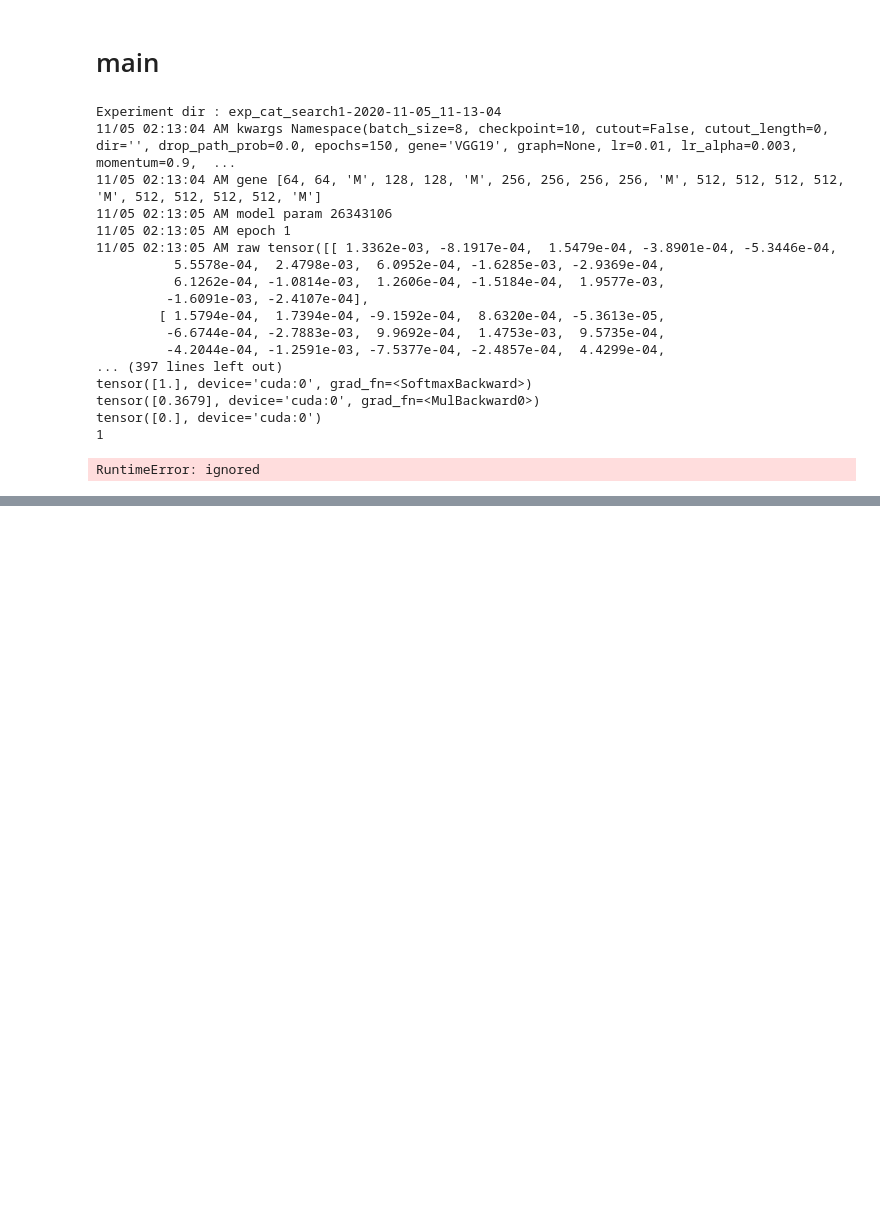
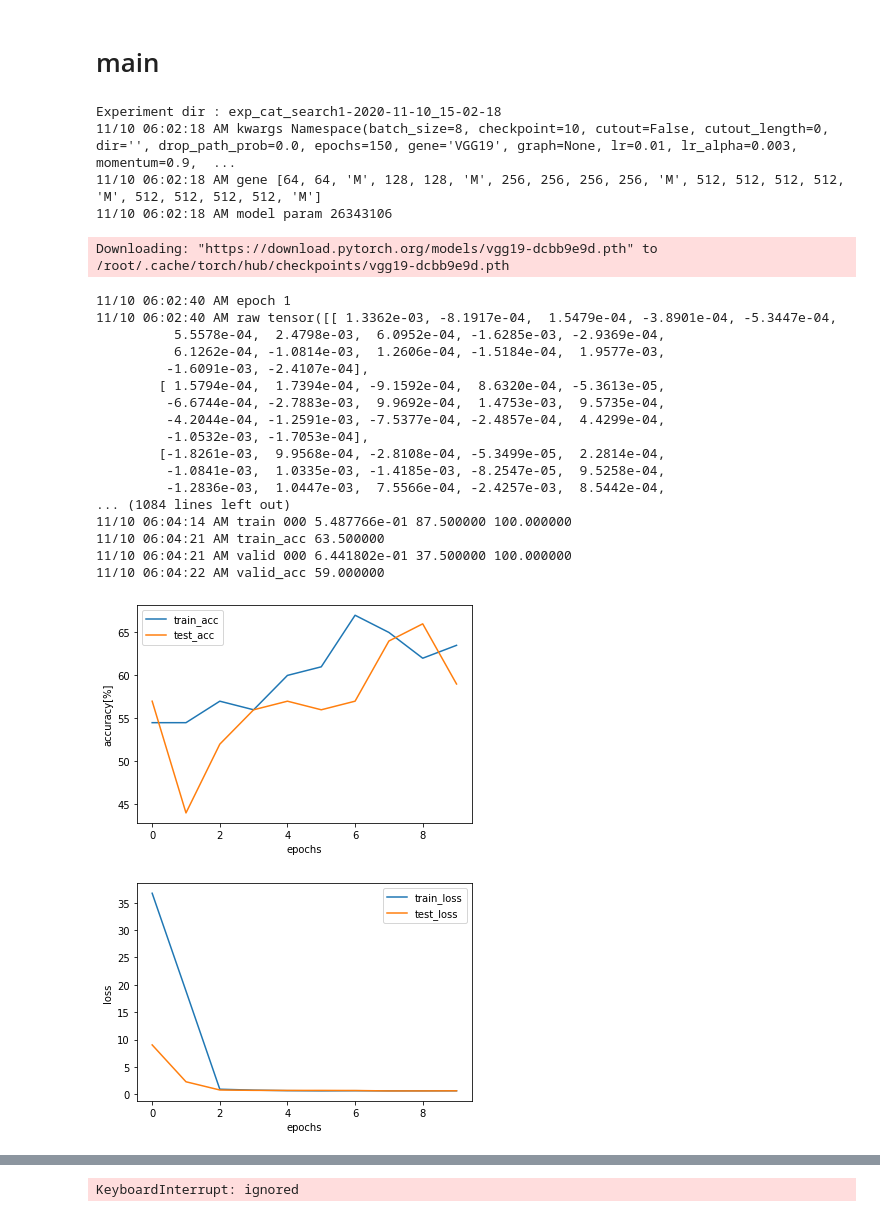
Before and after one commit to tatsuya-sugiyama/notebook, a Jupyter notebook: vgg darts more 224.ipynb, the cells around one changed output, grey strips where cells are left out. Drawn from its saved outputs; the diff is of its cells as text; code cells hidden in the pictures; blank space fills up the shorter version.

```diff
--- a/vgg darts more 224.ipynb
+++ b/vgg darts more 224.ipynb
@@ -781,17 +811,14 @@ class Network(nn.Module):
       for i, j in self.graph.edges():
         alpha[j, i] = 1.0
     else:
+      i = 0
+      for raw, mask, b in zip(self.alphas[0], self.mask_s, self.normalized_beta()):
+        buf = torch.zeros_like(alpha[i])
+        buf[mask] = b * F.softmax(raw[mask], dim=0)
+        alpha[i] = buf
+        i += 1
+
       alpha[self.mask_f] = 1.0
-      for a, raw, mask, b in zip(alpha, self.alphas[0], self.mask_s, self.normalized_beta()):
-        print(a, raw, mask, b)
-        print(raw[mask])
-        print( F.softmax(raw[mask], dim=0))
-        print(b * F.softmax(raw[mask], dim=0))
-        print(a[mask])
-        print(len(raw[mask]))
-        if len(raw[mask]) == 0: continue
-        a[mask] = b.clone() * F.softmax(raw.clone()[mask.clone()], dim=0)
-        # a[mask] = b * F.softmax(raw[mask], dim=0)
     return alpha
 
   def normalized_beta(self):
@@ -1213,25 +1238,31 @@ def imshow(img):
 # %%
 if __name__ == '__main__':
   for i in [1]:
     main(save="exp_cat_search%s" % i, lr=0.01, lr_alpha=0.003, epochs=150, weight_epoch=20,
-        batch_size=8, pretrain=False,
+        batch_size=8, pretrain=True,
         train_size=200, valid_size=200, test_size=100, save_weight=False, seed=(i+40))
 # %% [output]
-Experiment dir : exp_cat_search1-2020-11-05_11-13-04
-11/05 02:13:04 AM kwargs Namespace(batch_size=8, checkpoint=10, cutout=False, cutout_length=0, dir='', drop_path_prob=0.0, epochs=150, gene='VGG19', graph=None, lr=0.01, lr_alpha=0.003, momentum=0.9,  ...
-11/05 02:13:04 AM gene [64, 64, 'M', 128, 128, 'M', 256, 256, 256, 256, 'M', 512, 512, 512, 512, 'M', 512, 512, 512, 512, 'M']
-11/05 02:13:05 AM model param 26343106
-11/05 02:13:05 AM epoch 1
-11/05 02:13:05 AM raw tensor([[ 1.3362e-03, -8.1917e-04,  1.5479e-04, -3.8901e-04, -5.3446e-04,
-          5.5578e-04,  2.4798e-03,  6.0952e-04, -1.6285e-03, -2.9369e-04,
-          6.1262e-04, -1.0814e-03,  1.2606e-04, -1.5184e-04,  1.9577e-03,
-         -1.6091e-03, -2.4107e-04],
-        [ 1.5794e-04,  1.7394e-04, -9.1592e-04,  8.6320e-04, -5.3613e-05,
-         -6.6744e-04, -2.7883e-03,  9.9692e-04,  1.4753e-03,  9.5735e-04,
-         -4.2044e-04, -1.2591e-03, -7.5377e-04, -2.4857e-04,  4.4299e-04,
-... (397 lines left out)
-tensor([1.], device='cuda:0', grad_fn=<SoftmaxBackward>)
-tensor([0.3679], device='cuda:0', grad_fn=<MulBackward0>)
-tensor([0.], device='cuda:0')
-1
+Experiment dir : exp_cat_search1-2020-11-10_15-02-18
+11/10 06:02:18 AM kwargs Namespace(batch_size=8, checkpoint=10, cutout=False, cutout_length=0, dir='', drop_path_prob=0.0, epochs=150, gene='VGG19', graph=None, lr=0.01, lr_alpha=0.003, momentum=0.9,  ...
+11/10 06:02:18 AM gene [64, 64, 'M', 128, 128, 'M', 256, 256, 256, 256, 'M', 512, 512, 512, 512, 'M', 512, 512, 512, 512, 'M']
+11/10 06:02:18 AM model param 26343106
-RuntimeError: ignored
+Downloading: "https://download.pytorch.org/models/vgg19-dcbb9e9d.pth" to /root/.cache/torch/hub/checkpoints/vgg19-dcbb9e9d.pth
+11/10 06:02:40 AM epoch 1
+11/10 06:02:40 AM raw tensor([[ 1.3362e-03, -8.1917e-04,  1.5479e-04, -3.8901e-04, -5.3447e-04,
+          5.5578e-04,  2.4798e-03,  6.0952e-04, -1.6285e-03, -2.9369e-04,
+          6.1262e-04, -1.0814e-03,  1.2606e-04, -1.5184e-04,  1.9577e-03,
+         -1.6091e-03, -2.4107e-04],
+        [ 1.5794e-04,  1.7394e-04, -9.1592e-04,  8.6320e-04, -5.3613e-05,
+         -6.6744e-04, -2.7883e-03,  9.9692e-04,  1.4753e-03,  9.5735e-04,
+         -4.2044e-04, -1.2591e-03, -7.5377e-04, -2.4857e-04,  4.4299e-04,
+         -1.0532e-03, -1.7053e-04],
+        [-1.8261e-03,  9.9568e-04, -2.8108e-04, -5.3499e-05,  2.2814e-04,
+         -1.0841e-03,  1.0335e-03, -1.4185e-03, -8.2547e-05,  9.5258e-04,
+         -1.2836e-03,  1.0447e-03,  7.5566e-04, -2.4257e-03,  8.5442e-04,
+... (1084 lines left out)
+11/10 06:04:14 AM train 000 5.487766e-01 87.500000 100.000000
+11/10 06:04:21 AM train_acc 63.500000
+11/10 06:04:21 AM valid 000 6.441802e-01 37.500000 100.000000
+11/10 06:04:22 AM valid_acc 59.000000
+[figure, added]
+[figure, added]
@@ -1238,3 +1286,4 @@ RuntimeError: ignored
+KeyboardInterrupt: ignored
 # %%
 # if __name__ == '__main__':
 #   paths = [(5, 'exp_vgg19_search5-2020-10-13_11-30-21')]
```
Also changed, not shown: parts of 3 cells of this notebook, 4 other files.
